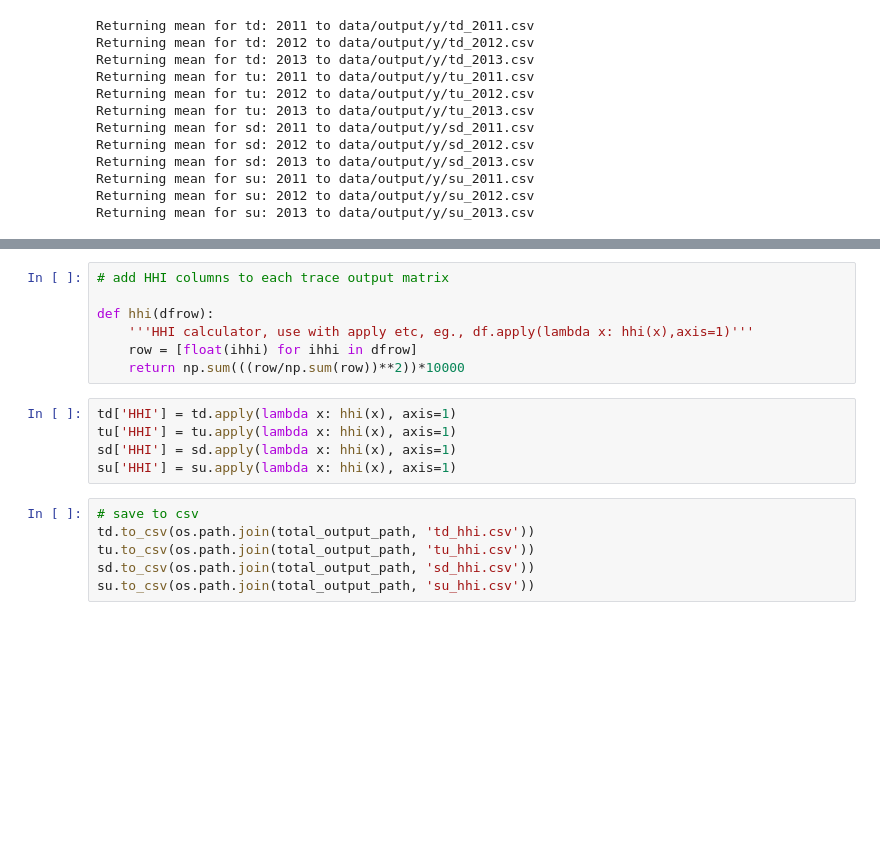
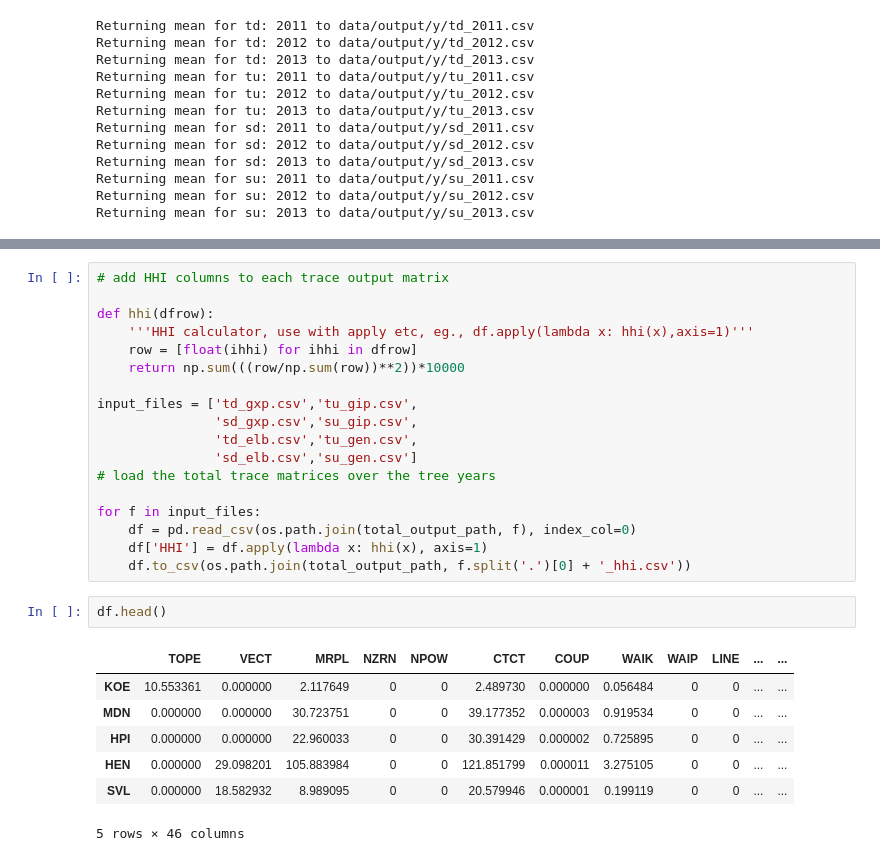
Before and after one commit to ElectricityAuthority/tracing, a Jupyter notebook: trace_post_processing_1.ipynb, the cells around one changed output, grey strips where cells are left out. Cells and saved outputs as stored; diff of their text form; blank space fills up the shorter version.

Commit message:
PEP8 edits and tidy up of trace_post_processing_1.py

```diff
--- a/trace_post_processing_1.ipynb
+++ b/trace_post_processing_1.ipynb
@@ -184,14 +220,24 @@ def hhi(dfrow):
     '''HHI calculator, use with apply etc, eg., df.apply(lambda x: hhi(x),axis=1)'''
     row = [float(ihhi) for ihhi in dfrow]
     return np.sum(((row/np.sum(row))**2))*10000
+
+input_files = ['td_gxp.csv','tu_gip.csv',
+               'sd_gxp.csv','su_gip.csv',
+               'td_elb.csv','tu_gen.csv',
+               'sd_elb.csv','su_gen.csv']
+# load the total trace matrices over the tree years
+
+for f in input_files:
+    df = pd.read_csv(os.path.join(total_output_path, f), index_col=0)
+    df['HHI'] = df.apply(lambda x: hhi(x), axis=1)
+    df.to_csv(os.path.join(total_output_path, f.split('.')[0] + '_hhi.csv'))
-# %%
-td['HHI'] = td.apply(lambda x: hhi(x), axis=1)
-tu['HHI'] = tu.apply(lambda x: hhi(x), axis=1)
-sd['HHI'] = sd.apply(lambda x: hhi(x), axis=1)
-su['HHI'] = su.apply(lambda x: hhi(x), axis=1)
-# %%
-# save to csv
-td.to_csv(os.path.join(total_output_path, 'td_hhi.csv'))
-tu.to_csv(os.path.join(total_output_path, 'tu_hhi.csv'))
-sd.to_csv(os.path.join(total_output_path, 'sd_hhi.csv'))
-su.to_csv(os.path.join(total_output_path, 'su_hhi.csv'))
+# %%
+df.head()
+# %% [output]
+|  | TOPE | VECT | MRPL | NZRN | NPOW | CTCT | COUP | WAIK | WAIP | LINE | ... | ... |
+| KOE | 10.553361 | 0.000000 | 2.117649 | 0 | 0 | 2.489730 | 0.000000 | 0.056484 | 0 | 0 | ... | ... |
+| MDN | 0.000000 | 0.000000 | 30.723751 | 0 | 0 | 39.177352 | 0.000003 | 0.919534 | 0 | 0 | ... | ... |
+| HPI | 0.000000 | 0.000000 | 22.960033 | 0 | 0 | 30.391429 | 0.000002 | 0.725895 | 0 | 0 | ... | ... |
+| HEN | 0.000000 | 29.098201 | 105.883984 | 0 | 0 | 121.851799 | 0.000011 | 3.275105 | 0 | 0 | ... | ... |
+| SVL | 0.000000 | 18.582932 | 8.989095 | 0 | 0 | 20.579946 | 0.000001 | 0.199119 | 0 | 0 | ... | ... |
+5 rows × 46 columns
```
Also changed, not shown: parts of 11 cells of this notebook, 7 other files.
